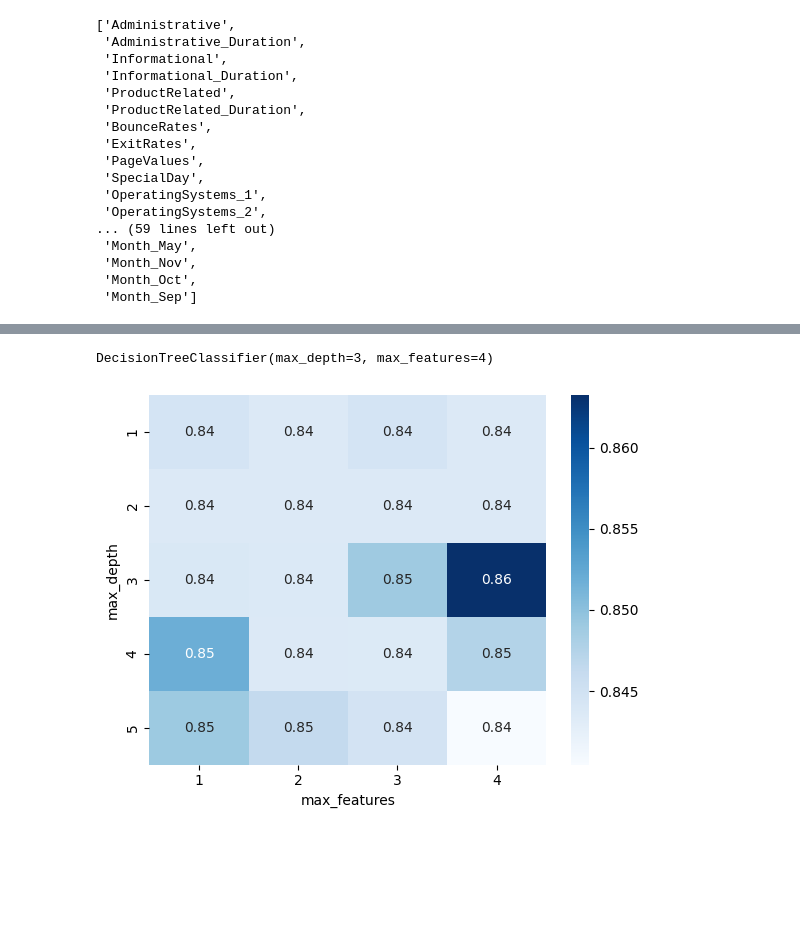
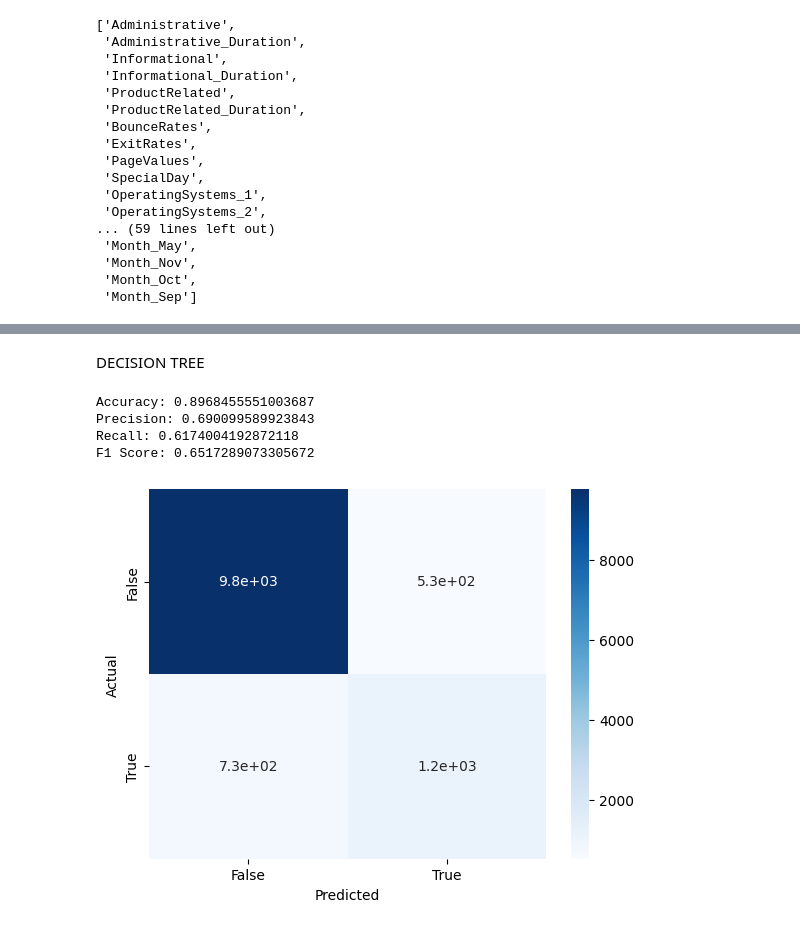
Before and after one commit to Joanaigs/Predict-Shopper-Behaviour-IA-Proj2, a Jupyter notebook: notebook.ipynb, the cells around one changed output, grey strips where cells are left out. Cells and saved outputs as stored; diff of their text form; code cells hidden in the pictures; blank space fills up the shorter version.

```diff
--- a/notebook.ipynb
+++ b/notebook.ipynb
@@ -140,21 +120,0 @@ array([[0.00000000e+00, 0.00000000e+00, 0.00000000e+00, 0.00000000e+00,
-# %%
-training_inputs, testing_inputs, training_classes, testing_classes = train_test_split(all_inputs, all_labels, test_size=0.25, random_state=42)
-
-decision_tree_classifier = DecisionTreeClassifier()
-decision_tree_classifier.fit(training_inputs, training_classes)
-
-y_pred = decision_tree_classifier.predict(testing_inputs)
-accuracy = accuracy_score(testing_classes, y_pred)
-precision = precision_score(testing_classes, y_pred, average='macro')
-recall = recall_score(testing_classes, y_pred, average='macro')
-f1 = f1_score(testing_classes, y_pred, average='macro')
-print('Accuracy:', accuracy)
-print('Precision:', precision)
-print('Recall:', recall)
-print('F1 Score:', f1)
-
-conf_matrix = confusion_matrix(testing_classes, y_pred)
-sb.heatmap(conf_matrix, cmap='Blues', annot=True, xticklabels=data['Revenue'].unique(), yticklabels=data['Revenue'].unique())
-plt.xlabel('Predicted')
-plt.ylabel('Actual')
-plt.show()
@@ -202,30 +120,0 @@ Text(0.5, 1.0, 'Average score: 0.8467676991447484')
-# %%
-from sklearn.model_selection import GridSearchCV, StratifiedKFold
-
-decision_tree_classifier = DecisionTreeClassifier()
-
-parameter_grid = {'max_depth': [1, 2, 3, 4, 5],
-                  'max_features': [1, 2, 3, 4]}
-
-
-cross_validation = StratifiedKFold(n_splits=10)
-
-grid_search = GridSearchCV( decision_tree_classifier,
-                           param_grid=parameter_grid,
-                           cv=cross_validation)
-
-grid_search.fit(all_inputs, all_labels)
-
-grid_visualization = grid_search.cv_results_['mean_test_score']
-grid_visualization.shape = (5, 4)
-sb.heatmap(grid_visualization, cmap='Blues', annot=True)
-plt.xticks(np.arange(4) + 0.5, grid_search.param_grid['max_features'])
-plt.yticks(np.arange(5) + 0.5, grid_search.param_grid['max_depth'])
-plt.xlabel('max_features')
-plt.ylabel('max_depth')
-
-decision_tree_classifier = grid_search.best_estimator_
-decision_tree_classifier
-# %% [output]
-DecisionTreeClassifier(max_depth=3, max_features=4)
-[figure, removed]
@@ -231,0 +179,11 @@ DecisionTreeClassifier(max_depth=3, max_features=4)
+# %% [markdown]
+DECISION TREE
+# %%
+decision_tree_classifier = DecisionTreeClassifier(max_depth=3, criterion='entropy', splitter='best')
+trainingAndPredictionsWithKFold(decision_tree_classifier)
+# %% [output]
+Accuracy: 0.8968455551003687
+Precision: 0.690099589923843
+Recall: 0.6174004192872118
+F1 Score: 0.6517289073305672
+[figure, added]
```
Also changed, not shown: parts of 15 cells of this notebook, 4 other files.
